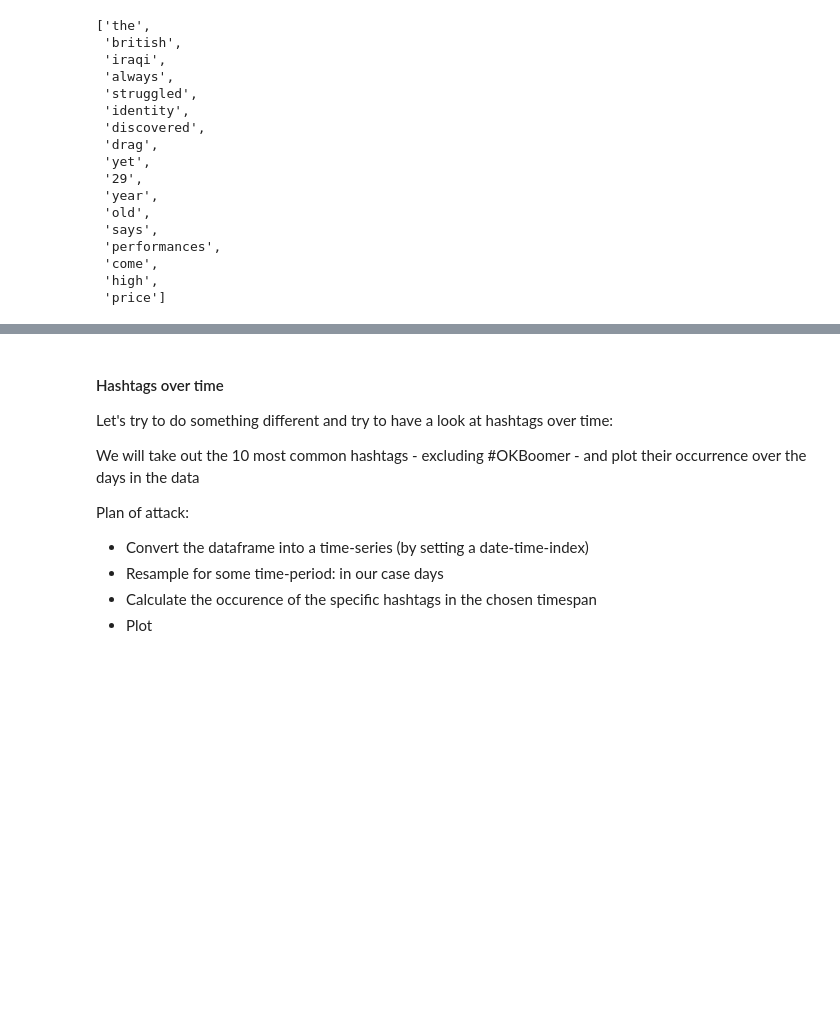
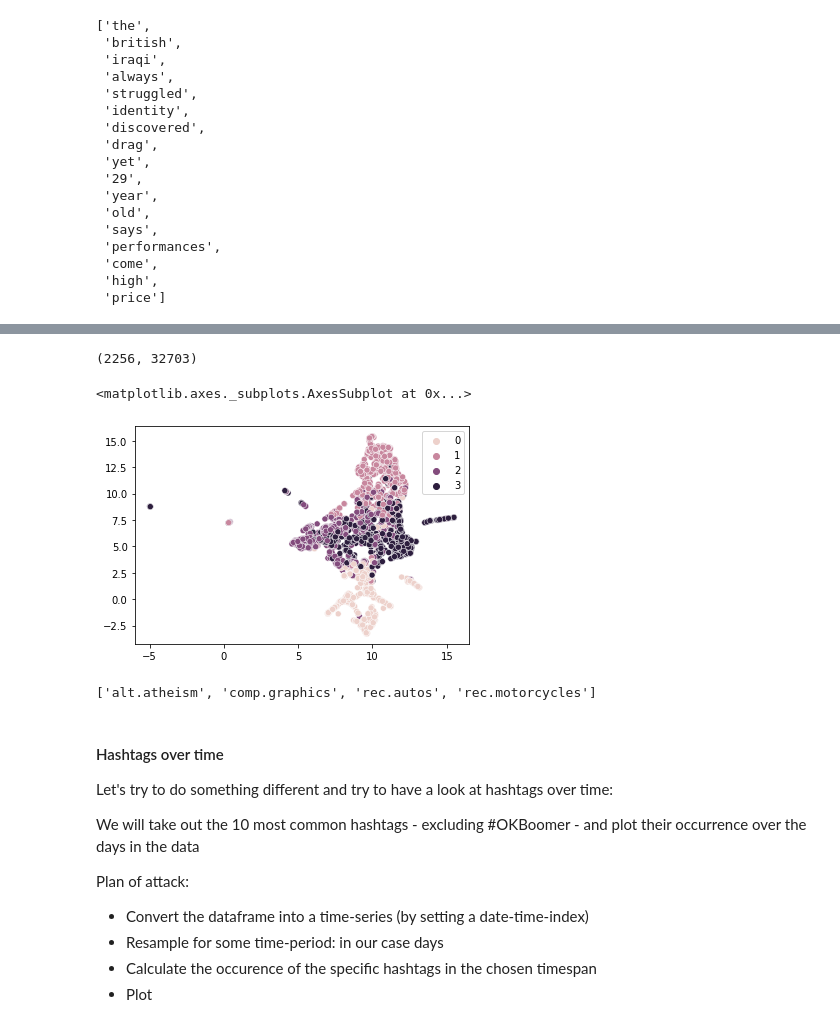
Before and after one commit to RJuro/nlp-intro-cuny, a Jupyter notebook: notebooks/Intro_NLP_PDW.ipynb, the cells around one changed output, grey strips where cells are left out. Drawn from its saved outputs; the diff is of its cells as text; code cells hidden in the pictures; blank space fills up the shorter version.

```diff
--- a/notebooks/Intro_NLP_PDW.ipynb
+++ b/notebooks/Intro_NLP_PDW.ipynb
@@ -232,3 +336,28 @@ stop_words = set(stopwords.words('english'))
+# %%
+vectorizer = TfidfVectorizer()
+vectors = vectorizer.fit_transform(newsgroups_train.data)
+vectors.shape
+# %% [output]
+(2256, 32703)
+# %%
+from sklearn.decomposition import NMF
+nmf = NMF(n_components=10)
+# %%
+vectors_nmf = nmf.fit_transform(vectors)
+# %%
+import umap
+embeddings2D = umap.UMAP().fit_transform(vectors_nmf)
+# %%
+import seaborn as sns
+
+sns.scatterplot(embeddings2D[:,0],embeddings2D[:,1], hue=newsgroups_train.target, lambda)
+# %% [output]
+<matplotlib.axes._subplots.AxesSubplot at 0x...>
+[figure, added]
+# %%
+newsgroups_train.target_names
+# %% [output]
+['alt.atheism', 'comp.graphics', 'rec.autos', 'rec.motorcycles']
 # %% [markdown]
 #### Hashtags over time
 
```
Also changed, not shown: parts of 13 cells of this notebook.
